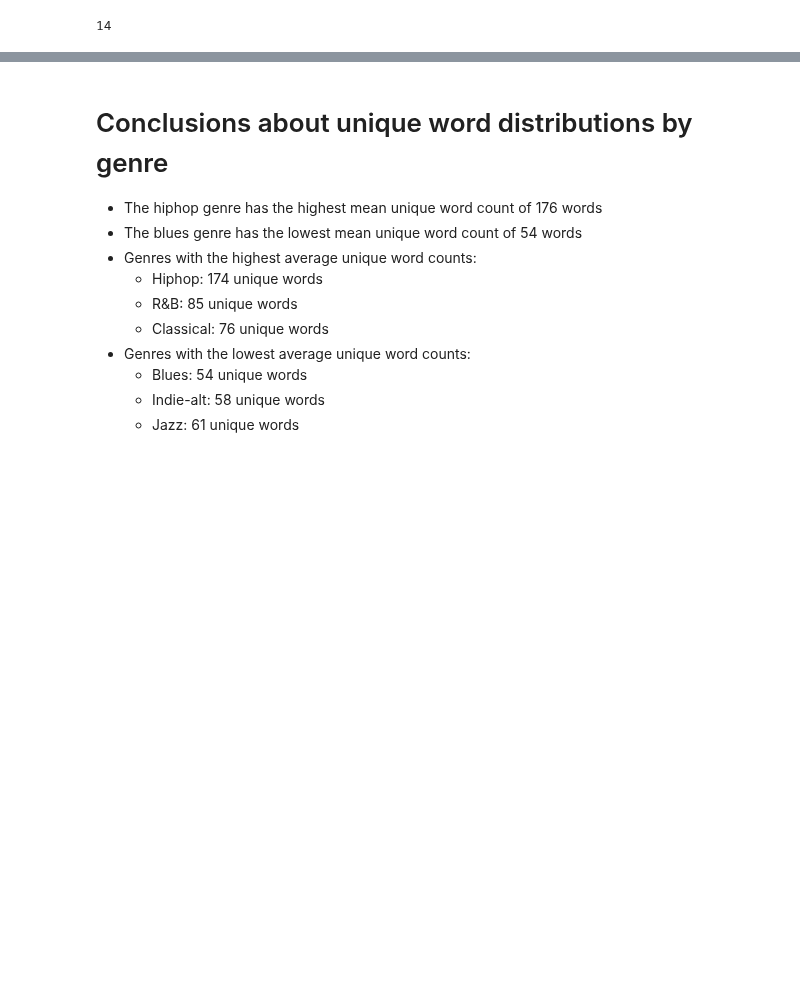
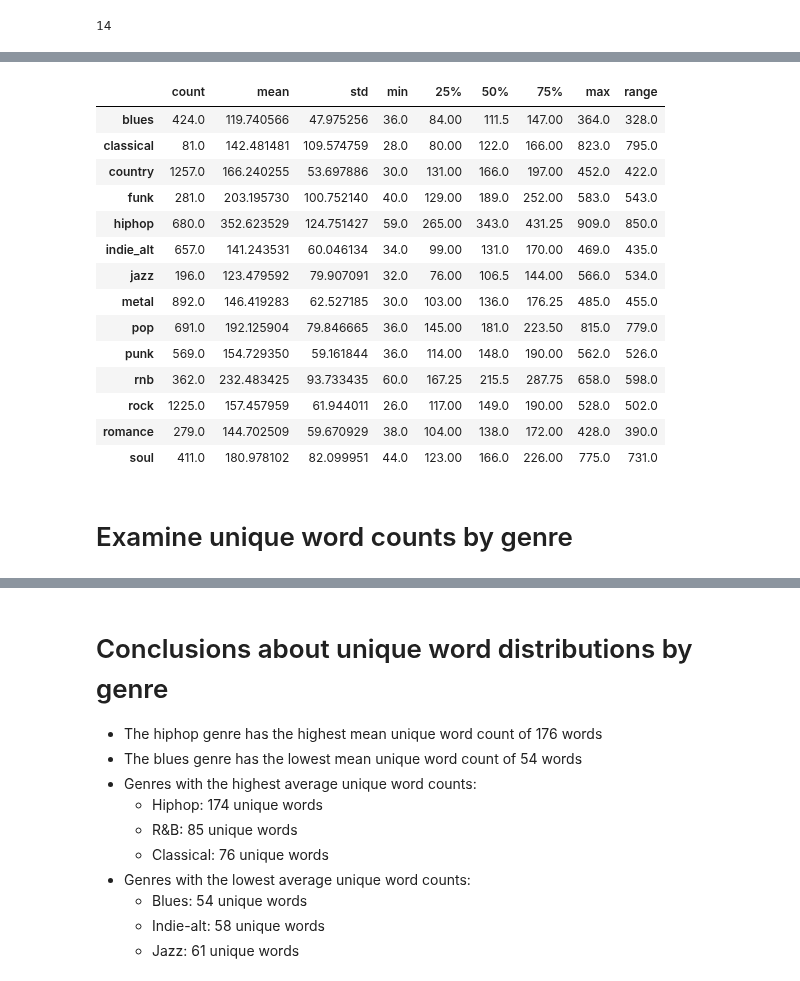
Before and after one commit to hannahkidwell/NLP-Spotify-Genres, a Jupyter notebook: Notebooks/genre_by_word_count.ipynb, the cells around one changed output, grey strips where cells are left out. Saved outputs shown, nothing was run; the diff lists cells and outputs as text; code cells hidden in the pictures; blank space fills up the shorter version.

```diff
--- a/Notebooks/genre_by_word_count.ipynb
+++ b/Notebooks/genre_by_word_count.ipynb
@@ -116,46 +122,46 @@ len(nlp_df)
 # %%
 # Describe the distribution of unique word counts for each cateogry
 word_distributions = {}
-blues_unique_words = nlp_df[nlp_df['category']=='blues']['unique_word_count'].describe()
+blues_unique_words = nlp_df[nlp_df['category']=='blues']['word_count'].describe()
 word_distributions['blues'] = blues_unique_words
 
-classical_unique_words = nlp_df[nlp_df['category']=='classical']['unique_word_count'].describe()
+classical_unique_words = nlp_df[nlp_df['category']=='classical']['word_count'].describe()
 word_distributions['classical'] = classical_unique_words
 
-country_unique_words = nlp_df[nlp_df['category']=='country']['unique_word_count'].describe()
+country_unique_words = nlp_df[nlp_df['category']=='country']['word_count'].describe()
 word_distributions['country'] = country_unique_words
 
-funk_unique_words = nlp_df[nlp_df['category']=='funk']['unique_word_count'].describe()
+funk_unique_words = nlp_df[nlp_df['category']=='funk']['word_count'].describe()
 word_distributions['funk'] = funk_unique_words
 
-hiphop_unique_words = nlp_df[nlp_df['category']=='hiphop']['unique_word_count'].describe()
+hiphop_unique_words = nlp_df[nlp_df['category']=='hiphop']['word_count'].describe()
 word_distributions['hiphop'] = hiphop_unique_words
 
-indie_alt_unique_words = nlp_df[nlp_df['category']=='indie_alt']['unique_word_count'].describe()
+indie_alt_unique_words = nlp_df[nlp_df['category']=='indie_alt']['word_count'].describe()
 word_distributions['indie_alt'] = indie_alt_unique_words
 
-jazz_unique_words = nlp_df[nlp_df['category']=='jazz']['unique_word_count'].describe()
+jazz_unique_words = nlp_df[nlp_df['category']=='jazz']['word_count'].describe()
 word_distributions['jazz'] = jazz_unique_words
 
-metal_unique_words = nlp_df[nlp_df['category']=='metal']['unique_word_count'].describe()
+metal_unique_words = nlp_df[nlp_df['category']=='metal']['word_count'].describe()
 word_distributions['metal'] = metal_unique_words
 
-pop_unique_words = nlp_df[nlp_df['category']=='pop']['unique_word_count'].describe()
+pop_unique_words = nlp_df[nlp_df['category']=='pop']['word_count'].describe()
 word_distributions['pop'] = pop_unique_words
 
-punk_unique_words = nlp_df[nlp_df['category']=='punk']['unique_word_count'].describe()
+punk_unique_words = nlp_df[nlp_df['category']=='punk']['word_count'].describe()
 word_distributions['punk'] = punk_unique_words
 
-rnb_unique_words = nlp_df[nlp_df['category']=='rnb']['unique_word_count'].describe()
+rnb_unique_words = nlp_df[nlp_df['category']=='rnb']['word_count'].describe()
 word_distributions['rnb'] = rnb_unique_words
 
-rock_unique_words = nlp_df[nlp_df['category']=='rock']['unique_word_count'].describe()
+rock_unique_words = nlp_df[nlp_df['category']=='rock']['word_count'].describe()
 word_distributions['rock'] = rock_unique_words
 
-romance_unique_words = nlp_df[nlp_df['category']=='romance']['unique_word_count'].describe()
+romance_unique_words = nlp_df[nlp_df['category']=='romance']['word_count'].describe()
 word_distributions['romance'] = romance_unique_words
 
-soul_unique_words = nlp_df[nlp_df['category']=='soul']['unique_word_count'].describe()
+soul_unique_words = nlp_df[nlp_df['category']=='soul']['word_count'].describe()
 word_distributions['soul'] = soul_unique_words
 len(word_distributions)
 # %% [output]
@@ -207,0 +228,32 @@ mean_unique_word_counts
+# %%
+# Create DataFrame of word count distributions
+ranges = []
+for category in word_distributions:
+    ranges.append(word_distributions[category]['max'] - word_distributions[category]['min'])
+
+columns = ['count', 'mean', 'std', 'min', '25%', '50%', '75%', 'max', 'range']
+df_rows = []
+for index, category in enumerate(word_distributions):
+    distribution = list(word_distributions[category])
+    distribution.extend([ranges[index]])
+    df_rows.append(distribution)
+word_count_df = pd.DataFrame(df_rows, index=list(word_distributions.keys()), columns=columns)
+word_count_df
+# %% [output]
+|  | count | mean | std | min | 25% | 50% | 75% | max | range |
+| blues | 424.0 | 119.740566 | 47.975256 | 36.0 | 84.00 | 111.5 | 147.00 | 364.0 | 328.0 |
+| classical | 81.0 | 142.481481 | 109.574759 | 28.0 | 80.00 | 122.0 | 166.00 | 823.0 | 795.0 |
+| country | 1257.0 | 166.240255 | 53.697886 | 30.0 | 131.00 | 166.0 | 197.00 | 452.0 | 422.0 |
+| funk | 281.0 | 203.195730 | 100.752140 | 40.0 | 129.00 | 189.0 | 252.00 | 583.0 | 543.0 |
+| hiphop | 680.0 | 352.623529 | 124.751427 | 59.0 | 265.00 | 343.0 | 431.25 | 909.0 | 850.0 |
+| indie_alt | 657.0 | 141.243531 | 60.046134 | 34.0 | 99.00 | 131.0 | 170.00 | 469.0 | 435.0 |
+| jazz | 196.0 | 123.479592 | 79.907091 | 32.0 | 76.00 | 106.5 | 144.00 | 566.0 | 534.0 |
+| metal | 892.0 | 146.419283 | 62.527185 | 30.0 | 103.00 | 136.0 | 176.25 | 485.0 | 455.0 |
+| pop | 691.0 | 192.125904 | 79.846665 | 36.0 | 145.00 | 181.0 | 223.50 | 815.0 | 779.0 |
+| punk | 569.0 | 154.729350 | 59.161844 | 36.0 | 114.00 | 148.0 | 190.00 | 562.0 | 526.0 |
+| rnb | 362.0 | 232.483425 | 93.733435 | 60.0 | 167.25 | 215.5 | 287.75 | 658.0 | 598.0 |
+| rock | 1225.0 | 157.457959 | 61.944011 | 26.0 | 117.00 | 149.0 | 190.00 | 528.0 | 502.0 |
+| romance | 279.0 | 144.702509 | 59.670929 | 38.0 | 104.00 | 138.0 | 172.00 | 428.0 | 390.0 |
+| soul | 411.0 | 180.978102 | 82.099951 | 44.0 | 123.00 | 166.0 | 226.00 | 775.0 | 731.0 |
+# %% [markdown]
+# Examine unique word counts by genre
```
Also changed, not shown: parts of 13 cells of this notebook, 4 other files.
